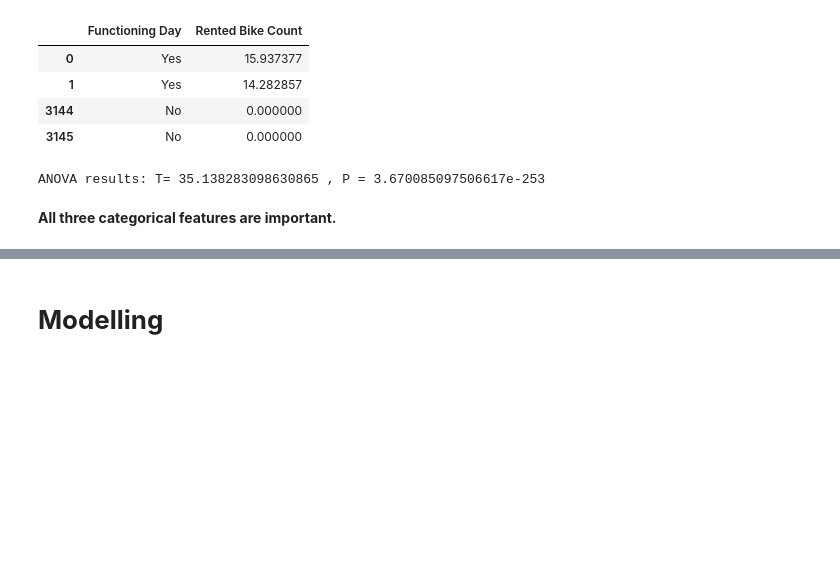
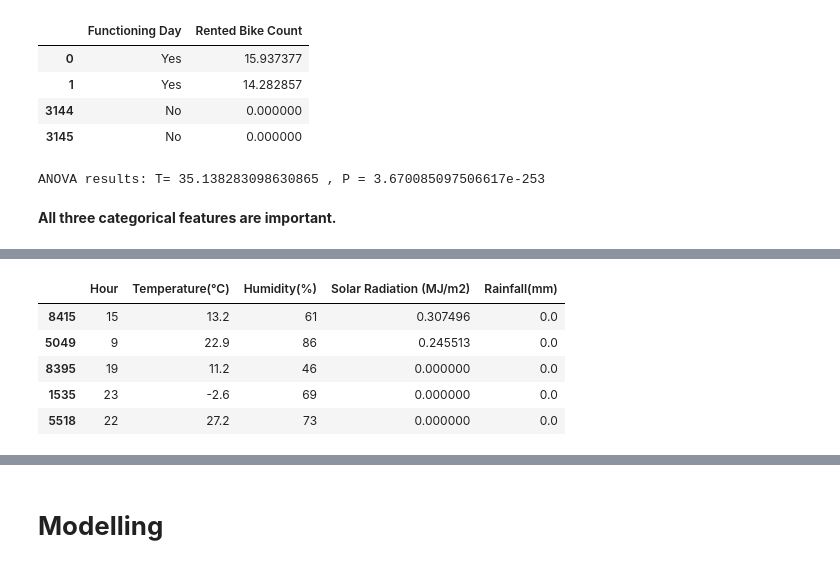
Before and after one commit to RupeshSharma14/Bike-Sharing-Demand-Prediction, a Jupyter notebook: Bike_Sharing_Demand_Prediction_Capstone_Project.ipynb, the cells around one changed output, grey strips where cells are left out. Cells and saved outputs as stored; diff of their text form; code cells hidden in the pictures; blank space fills up the shorter version.

```diff
--- a/Bike_Sharing_Demand_Prediction_Capstone_Project.ipynb
+++ b/Bike_Sharing_Demand_Prediction_Capstone_Project.ipynb
@@ -483,0 +515,9 @@ ANOVA results: T= 35.138283098630865 , P = 3.670085097506617e-253
+# %%
+# Random Sampling
+
+from sklearn.model_selection import train_test_split
+
+train_set, test_set = train_test_split(sel_bike_df, test_size = 0.2, random_state = 42)
+# %%
+bike_count = train_set["Rented Bike Count"].copy()
+features = train_set.drop("Rented Bike Count", axis = 1)
@@ -483,0 +535,11 @@ ANOVA results: T= 35.138283098630865 , P = 3.670085097506617e-253
+# %%
+num_cols = features.describe().columns
+num_features = features[num_cols]
+num_features.head()
+# %% [output]
+|  | Hour | Temperature(°C) | Humidity(%) | Solar Radiation (MJ/m2) | Rainfall(mm) |
+| 8415 | 15 | 13.2 | 61 | 0.307496 | 0.0 |
+| 5049 | 9 | 22.9 | 86 | 0.245513 | 0.0 |
+| 8395 | 19 | 11.2 | 46 | 0.000000 | 0.0 |
+| 1535 | 23 | -2.6 | 69 | 0.000000 | 0.0 |
+| 5518 | 22 | 27.2 | 73 | 0.000000 | 0.0 |
```
Also changed, not shown: parts of 25 cells of this notebook.
